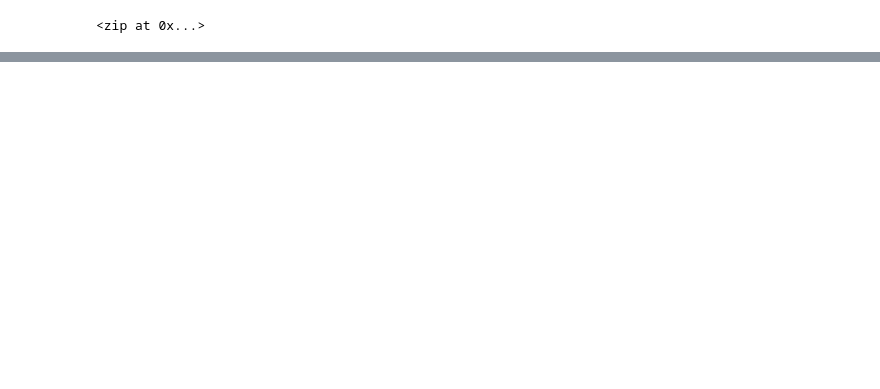
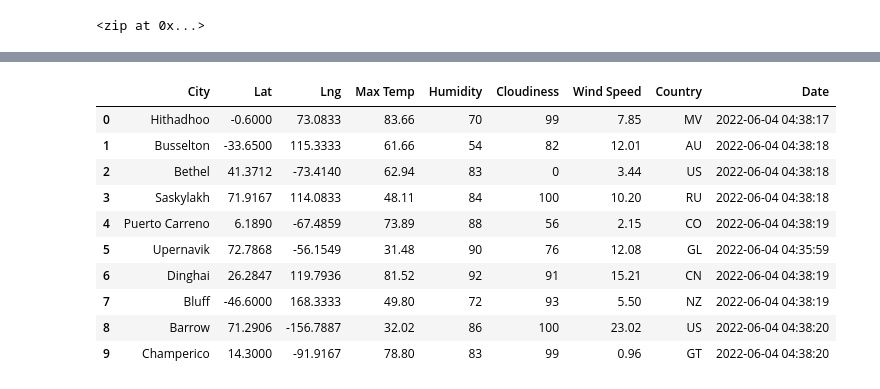
Before and after one commit to daniel-sh-au/006_World-Weather-Analysis, a Jupyter notebook: WeatherPy.ipynb, the cells around one changed output, grey strips where cells are left out. Drawn from its saved outputs; the diff is of its cells as text; code cells hidden in the pictures; blank space fills up the shorter version.

```diff
--- a/WeatherPy.ipynb
+++ b/WeatherPy.ipynb
@@ -5,11 +5,15 @@ import matplotlib.pyplot as plt
 import numpy as np
 # %%
 # Create a set of random latitude and longitude combinations.
-lats = np.random.uniform(low=-90.000, high=90.000, size=1500)
-lngs = np.random.uniform(low=-180.000, high=180.000, size=1500)
+size = 1500
+lats = np.random.uniform(low=-90.000, high=90.000, size=size)
+lngs = np.random.uniform(low=-180.000, high=180.000, size=size)
 lat_lngs = zip(lats, lngs)
 lat_lngs
 # %% [output]
 <zip at 0x...>
+# %%
+# Add the latitudes and longitudes to a list.
+coordinates = list(lat_lngs)
 # %%
 from citipy import citipy
@@ -29,0 +44,13 @@ NameError: name 'coordinates' is not defined
+# %%
+# Starting URL for Weather Map API Call.
+url = "http://api.openweathermap.org/data/2.5/weather?units=Imperial&APPID=" + weather_api_key
+# %%
+# Create an empty list to hold the weather data.
+city_data = []
+# Print the beginning of the logging.
+print("Beginning Data Retrieval     ")
+print("-----------------------------")
+
+# Create counters.
+record_count = 1
+set_count = 1
@@ -29,0 +139,16 @@ NameError: name 'coordinates' is not defined
+# %%
+# Convert the array of dictionaries to a Pandas DataFrame.
+city_data_df = pd.DataFrame(city_data)
+city_data_df.head(10)
+# %% [output]
+|  | City | Lat | Lng | Max Temp | Humidity | Cloudiness | Wind Speed | Country | Date |
+| 0 | Hithadhoo | -0.6000 | 73.0833 | 83.66 | 70 | 99 | 7.85 | MV | 2022-06-04 04:38:17 |
+| 1 | Busselton | -33.6500 | 115.3333 | 61.66 | 54 | 82 | 12.01 | AU | 2022-06-04 04:38:18 |
+| 2 | Bethel | 41.3712 | -73.4140 | 62.94 | 83 | 0 | 3.44 | US | 2022-06-04 04:38:18 |
+| 3 | Saskylakh | 71.9167 | 114.0833 | 48.11 | 84 | 100 | 10.20 | RU | 2022-06-04 04:38:18 |
+| 4 | Puerto Carreno | 6.1890 | -67.4859 | 73.89 | 88 | 56 | 2.15 | CO | 2022-06-04 04:38:19 |
+| 5 | Upernavik | 72.7868 | -56.1549 | 31.48 | 90 | 76 | 12.08 | GL | 2022-06-04 04:35:59 |
+| 6 | Dinghai | 26.2847 | 119.7936 | 81.52 | 92 | 91 | 15.21 | CN | 2022-06-04 04:38:19 |
+| 7 | Bluff | -46.6000 | 168.3333 | 49.80 | 72 | 93 | 5.50 | NZ | 2022-06-04 04:38:19 |
+| 8 | Barrow | 71.2906 | -156.7887 | 32.02 | 86 | 100 | 23.02 | US | 2022-06-04 04:38:20 |
+| 9 | Champerico | 14.3000 | -91.9167 | 78.80 | 83 | 99 | 0.96 | GT | 2022-06-04 04:38:20 |
```
Also changed, not shown: parts of 8 cells of this notebook, 3 other files.
